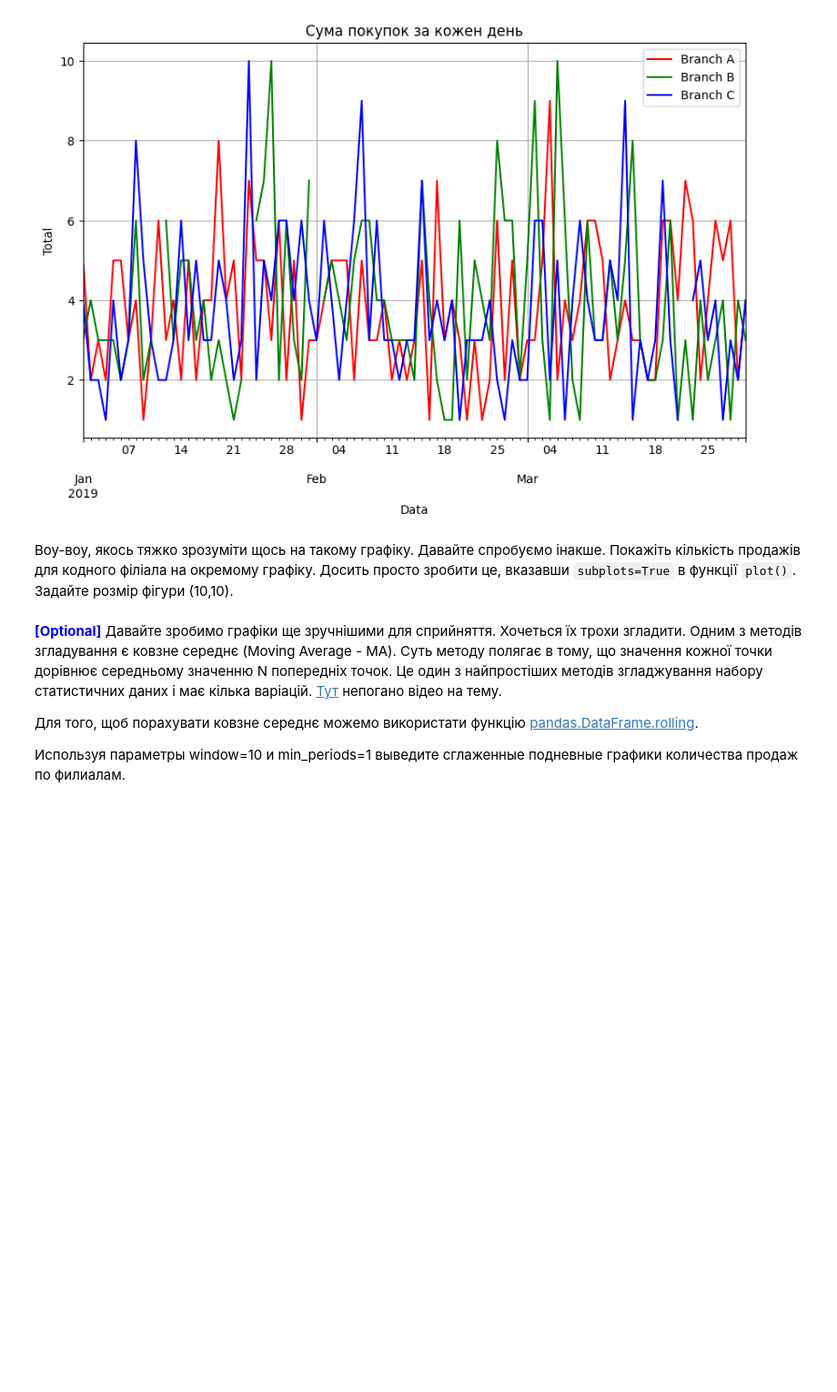
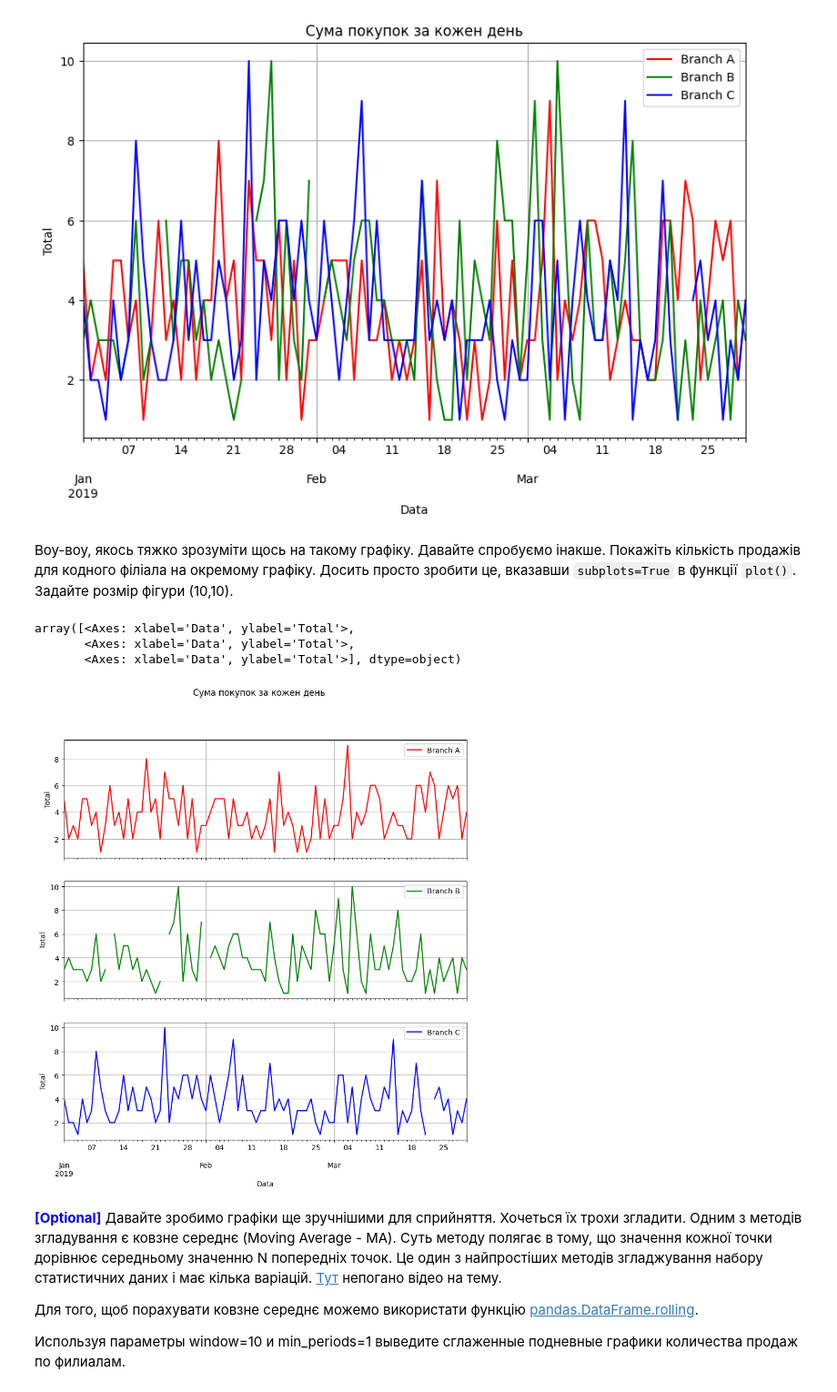
Before and after one commit to lesyayu/robot_deams-_sheets, a Jupyter notebook: hw_2.ipynb, the cells around one changed output. Shown: that part at 91% size. Drawn from its saved outputs; the diff is of its cells as text; code cells hidden in the pictures; blank space fills up the shorter version.

```diff
--- a/hw_2.ipynb
+++ b/hw_2.ipynb
@@ -230,3 +205,11 @@ df_branches.plot(color=['red', 'green', 'blue'], figsize=(10, 6), title='Сум
+# %%
+# ваш код тут
+df_branches.plot(subplots=True, color=['red', 'green', 'blue'], figsize=(10, 10), title='Сума покупок за кожен день', xlabel = 'Data', ylabel='Total', grid=True)
+# %% [output]
+array([<Axes: xlabel='Data', ylabel='Total'>,
+       <Axes: xlabel='Data', ylabel='Total'>,
+       <Axes: xlabel='Data', ylabel='Total'>], dtype=object)
+[figure, added]
 # %% [markdown]
 <font color='blue'>**[Optional]**</font> Давайте зробимо графіки ще зручнішими для сприйняття. Хочеться їх трохи згладити. Одним з методів згладування є ковзне середнє (Moving Average - MA). Суть методу полягає в тому, що значення кожної точки дорівнює середньому значенню N попередніх точок. Це один з найпростіших методів згладжування набору статистичних даних і має кілька варіацій. [Тут](https://www.youtube.com/watch?v=7Rz_ITRIADg) непогано відео на тему.
 
```
Also changed, not shown: parts of 9 cells of this notebook.
